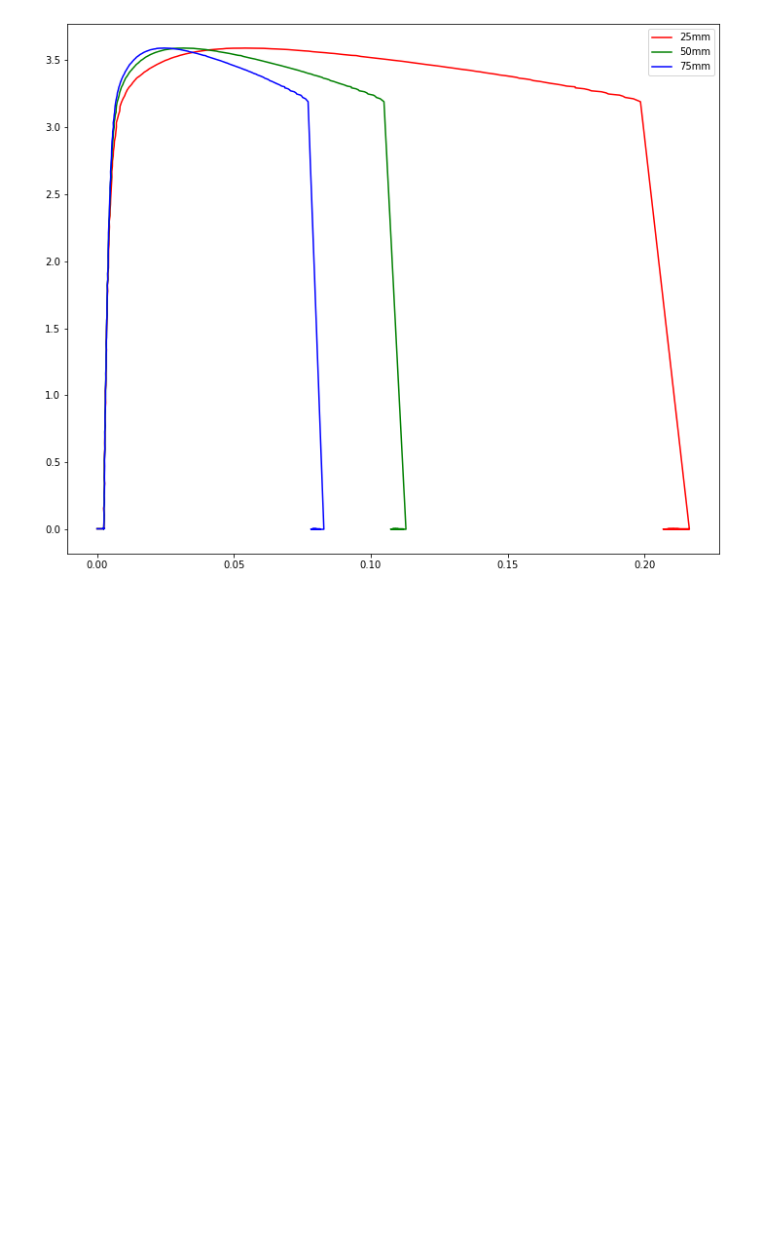
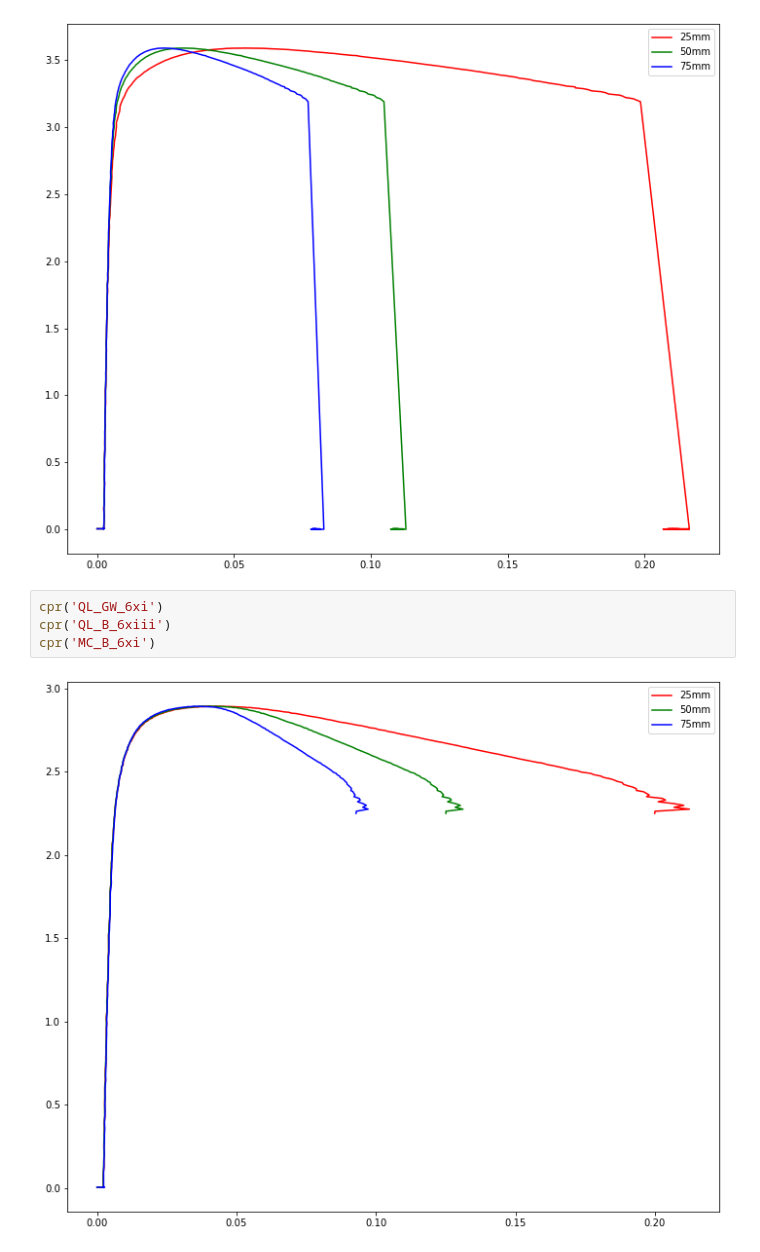
Before and after one commit to KMDE-10/DIC, a Jupyter notebook: pickle_import_analys.ipynb, the cells around one changed output. Drawn from its saved outputs; the diff is of its cells as text; blank space fills up the shorter version.

```diff
--- a/pickle_import_analys.ipynb
+++ b/pickle_import_analys.ipynb
@@ -203,3 +209,9 @@ cpr('MC_B_8xiii')
 cpr('QL_B_8xii')
 # %% [output]
 [figure]
+# %%
+cpr('QL_GW_6xi')
+cpr('QL_B_6xiii')
+cpr('MC_B_6xi')
+# %% [output]
+[figure, added]
```
Also changed, not shown: parts of 6 cells of this notebook, 1 other file.
